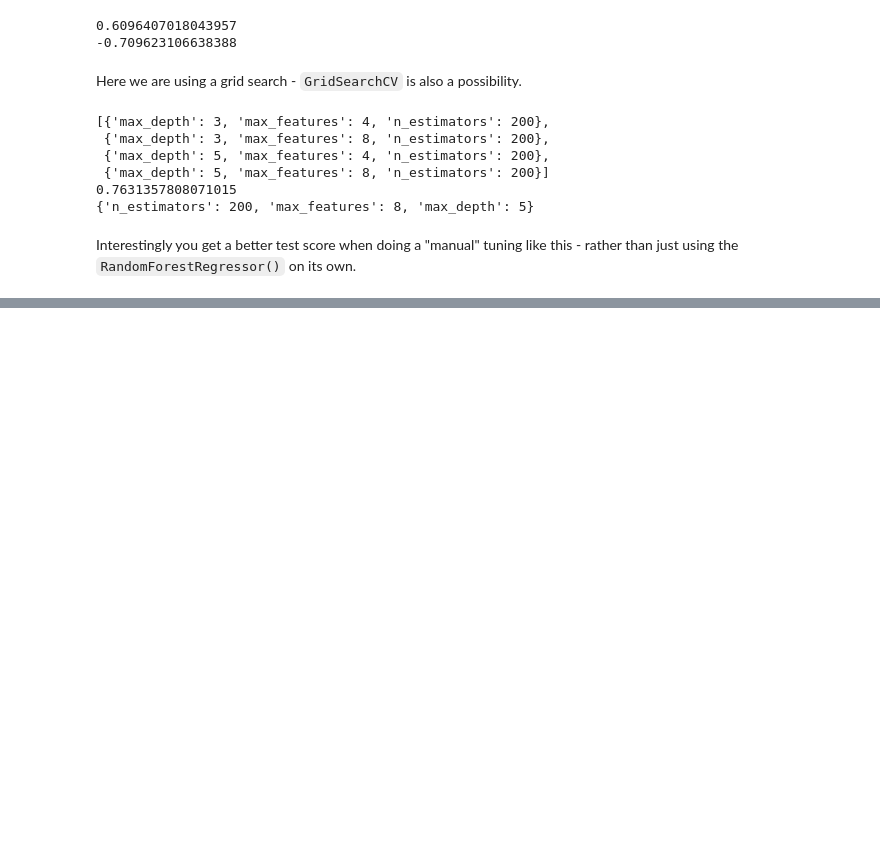
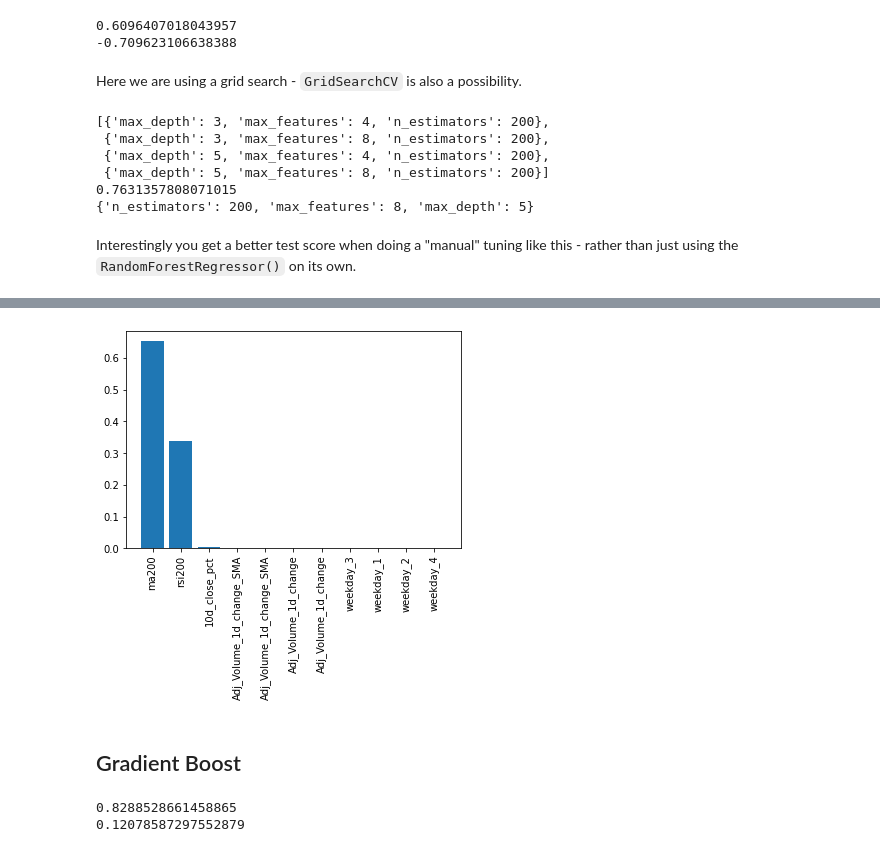
Before and after one commit to dt448/ml_for_finance, a Jupyter notebook: Predicting Stock Price using Clasical ML methods.ipynb, the cells around one changed output, grey strips where cells are left out. Drawn from its saved outputs; the diff is of its cells as text; code cells hidden in the pictures; blank space fills up the shorter version.

Commit message:
gradient boosting and identifying important features

```diff
--- a/Predicting Stock Price using Clasical ML methods.ipynb
+++ b/Predicting Stock Price using Clasical ML methods.ipynb
@@ -402,0 +419,35 @@ Interestingly you get a better test score when doing a "manual" tuning like this
+# %%
+# Get feature importances from our random forest model
+importances = rfr.feature_importances_
+
+# Get the index of importances from greatest importance to least
+sorted_index = np.argsort(importances)[::-1]
+x = range(len(importances))
+
+# Create tick labels
+labels = np.array(feature_names)[sorted_index]
+plt.bar(x, importances[sorted_index], tick_label=labels)
+
+# Rotate tick labels to vertical
+plt.xticks(rotation=90)
+plt.show()
+# %% [output]
+[figure, added]
+# %% [markdown]
+## Gradient Boost
+# %%
+from sklearn.ensemble import GradientBoostingRegressor
+
+# Create GB model -- hyperparameters have already been searched for you
+gbr = GradientBoostingRegressor(max_features=4,
+                                learning_rate=0.01,
+                                n_estimators=200,
+                                subsample=0.6,
+                                random_state=42)
+gbr.fit(train_features,train_targets)
+
+print(gbr.score(train_features, train_targets))
+print(gbr.score(test_features, test_targets))
+# %% [output]
+0.8288528661458865
+0.12078587297552879
```
Also changed, not shown: parts of 2 cells of this notebook.
